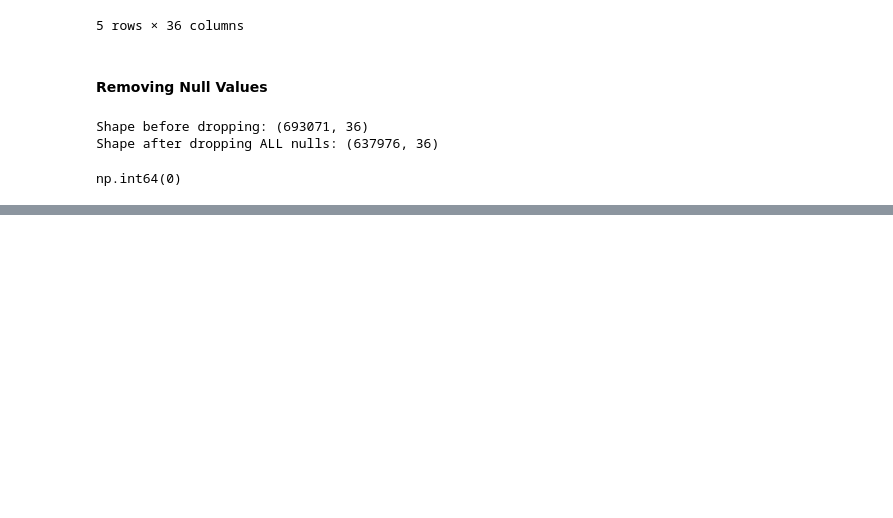
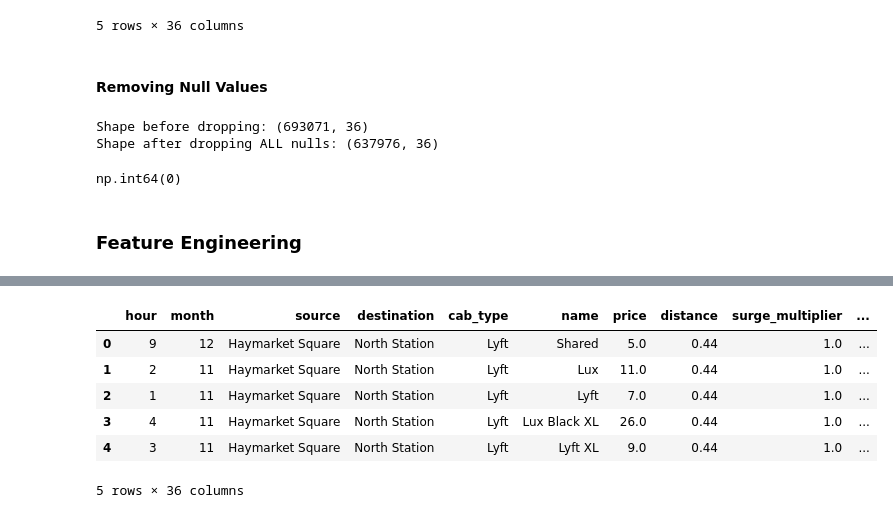
Before and after one commit to ProntoSbinalla/CIS-508-Final-Project, a Jupyter notebook: notebooks/CIS 508 - Final Project.ipynb, the cells around one changed output, grey strips where cells are left out. Drawn from its saved outputs; the diff is of its cells as text; code cells hidden in the pictures; blank space fills up the shorter version.

Commit message:
Completed Feature Engineering

```diff
--- a/notebooks/CIS 508 - Final Project.ipynb
+++ b/notebooks/CIS 508 - Final Project.ipynb
@@ -277,3 +278,22 @@ df_clean.isnull().sum().sum()
 Shape before dropping: (693071, 36)
 Shape after dropping ALL nulls: (637976, 36)
 np.int64(0)
+# %% [markdown]
+### Feature Engineering
+# %%
+# 1. Parse datetime
+df_clean["datetime"] = pd.to_datetime(df_clean["datetime"])
+
+# 2. Add weekday names (Monday, Tuesday, ...)
+df_clean["day_name"] = df_clean["datetime"].dt.day_name()
+
+# 3. Weekend flag (still useful as numeric)
+df_clean["is_weekend"] = df_clean["day_name"].isin(["Saturday", "Sunday"]).astype(int)
+
+print(df_clean[["datetime", "hour", "day", "month", "day_name", "is_weekend"]].head())
+
+df_clean = df_clean.drop(columns=["datetime"])
+df_clean = df_clean.drop(columns=["day"])
+
+df_clean.head()
+# %% [output]
@@ -279,0 +306,7 @@ np.int64(0)
+|  | hour | month | source | destination | cab_type | name | price | distance | surge_multiplier | ... |
+| 0 | 9 | 12 | Haymarket Square | North Station | Lyft | Shared | 5.0 | 0.44 | 1.0 | ... |
+| 1 | 2 | 11 | Haymarket Square | North Station | Lyft | Lux | 11.0 | 0.44 | 1.0 | ... |
+| 2 | 1 | 11 | Haymarket Square | North Station | Lyft | Lyft | 7.0 | 0.44 | 1.0 | ... |
+| 3 | 4 | 11 | Haymarket Square | North Station | Lyft | Lux Black XL | 26.0 | 0.44 | 1.0 | ... |
+| 4 | 3 | 11 | Haymarket Square | North Station | Lyft | Lyft XL | 9.0 | 0.44 | 1.0 | ... |
+5 rows × 36 columns
```
Also changed, not shown: parts of 2 cells of this notebook.
